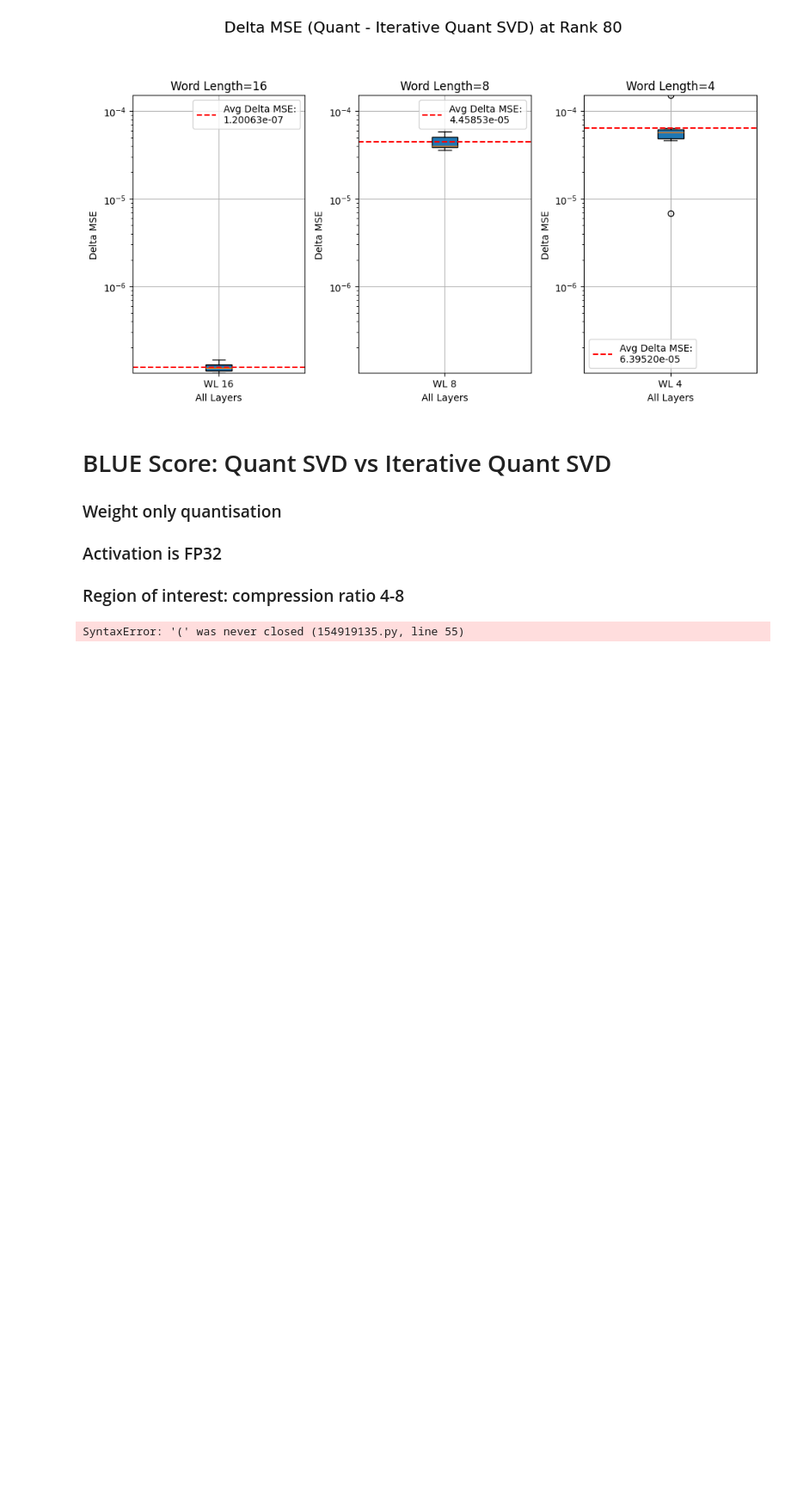
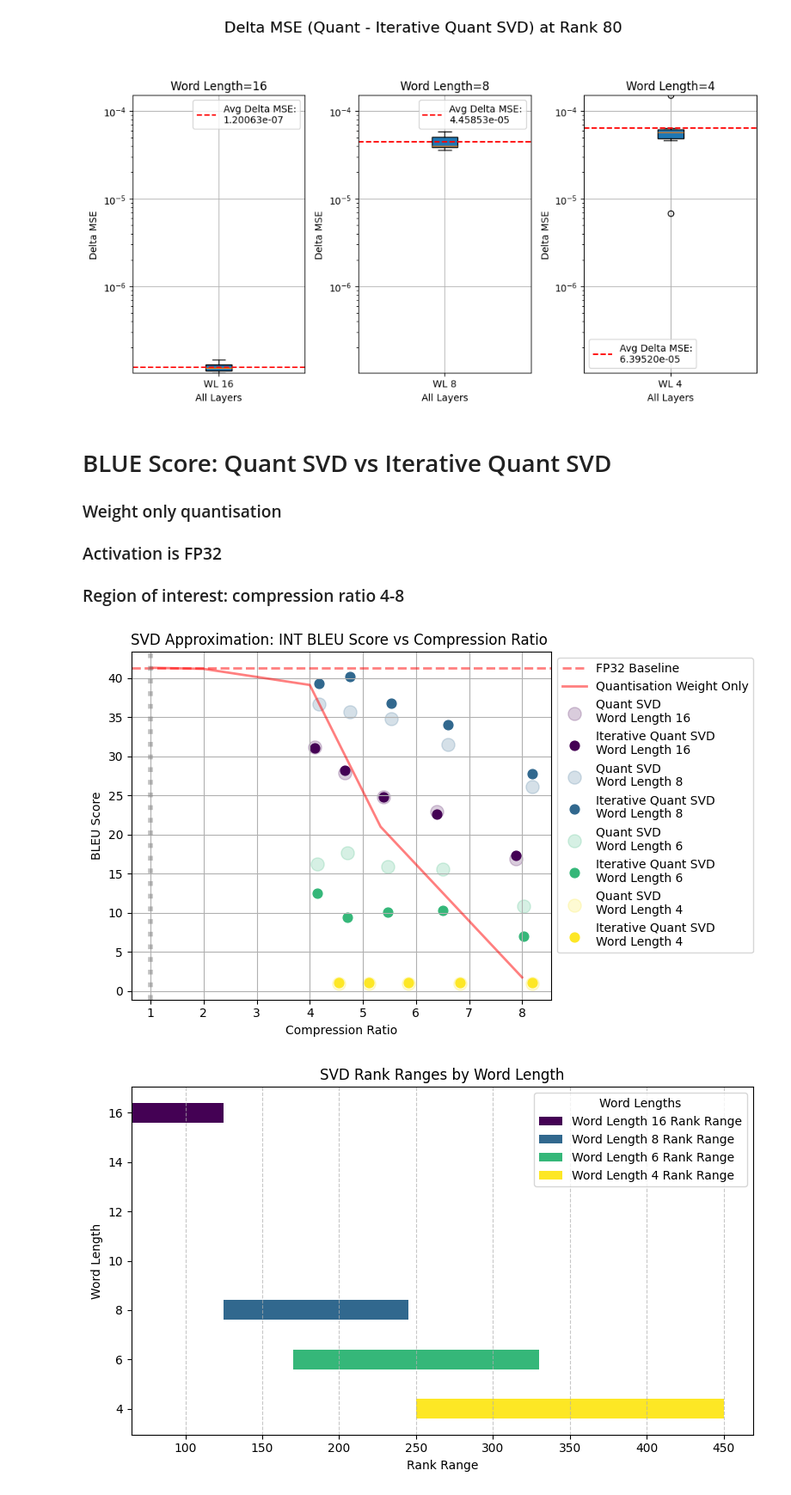
Before and after one commit to justinhuang666666/Approximate-Matrix-Vector-Multiplication, a Jupyter notebook: simulation_result/simulation_quant.ipynb, the cells around one changed output. Shown at 86% size. Saved outputs shown, nothing was run; the diff lists cells and outputs as text; code cells hidden in the pictures; blank space fills up the shorter version.

```diff
--- a/simulation_result/simulation_quant.ipynb
+++ b/simulation_result/simulation_quant.ipynb
@@ -840,7 +840,7 @@ for idx, (wl1, wl2) in enumerate(zip(svd_word_lengths,svd_word_lengths1)):
         svd_data1_wl1["BLEU (Iterative Quant SVD)"],
         s=60,
         marker='o',
-        alpha=0.,
+        alpha=1,
         color=svd_viridis(idx / len(svd_word_lengths)),
         label=f'Iterative Quant SVD\nWord Length {wl2}'
     )
@@ -876,31 +876,32 @@ plt.figure(figsize=(8, 5))
 
 # Create a horizontal bar plot for each word length in the SVD data
 for idx, wl1 in enumerate(svd_word_lengths):
     # Filter the data for the current word length
     svd_data_wl = svd_data[svd_data['Word Length'] == wl1]
 
     # Extract rank ranges
     rank_min = svd_data_wl['Rank'].min()
     rank_max = svd_data_wl['Rank'].max()
 
     # Create a horizontal bar plot
     plt.barh(
         [wl1],  # Position on the y-axis (word length as a single value)
         rank_max - rank_min,  # Length of the bar (difference in rank range)
         left=rank_min,  # Starting point of the bar (rank_min)
         color=svd_viridis(idx / len(svd_word_lengths)),  # Color from colormap
         label=f"Word Length {wl1} Rank Range"
     )
 
 # Add labels and title
 plt.ylabel('Word Length')
 plt.xlabel('Rank Range')
 plt.title('SVD Rank Ranges by Word Length')
 plt.legend(title='Word Lengths', loc='upper right', fontsize='medium')
 plt.grid(axis='x', linestyle='--', alpha=0.7)
 
 # Show the plot
 plt.tight_layout()
 plt.show()
 # %% [output]
-SyntaxError: '(' was never closed (154919135.py, line 55)
+[figure, added]
+[figure, added]
```
Also changed, not shown: parts of 1 cell of this notebook, 6 other files.
